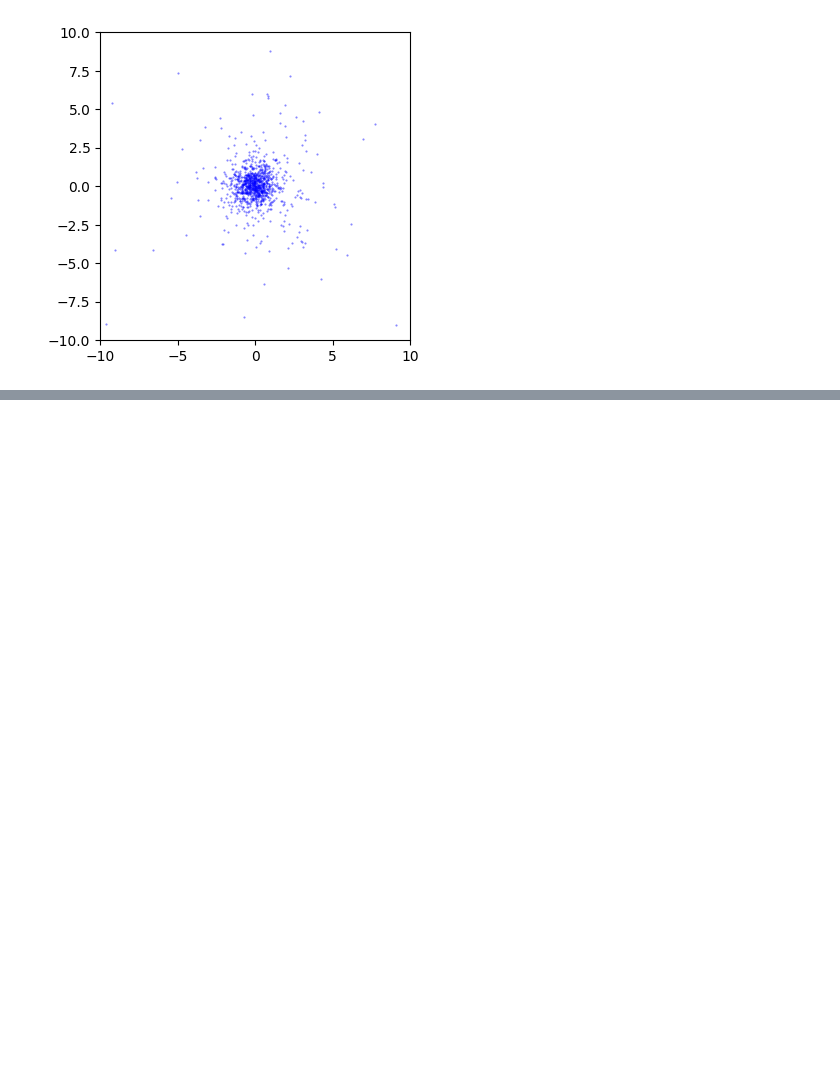
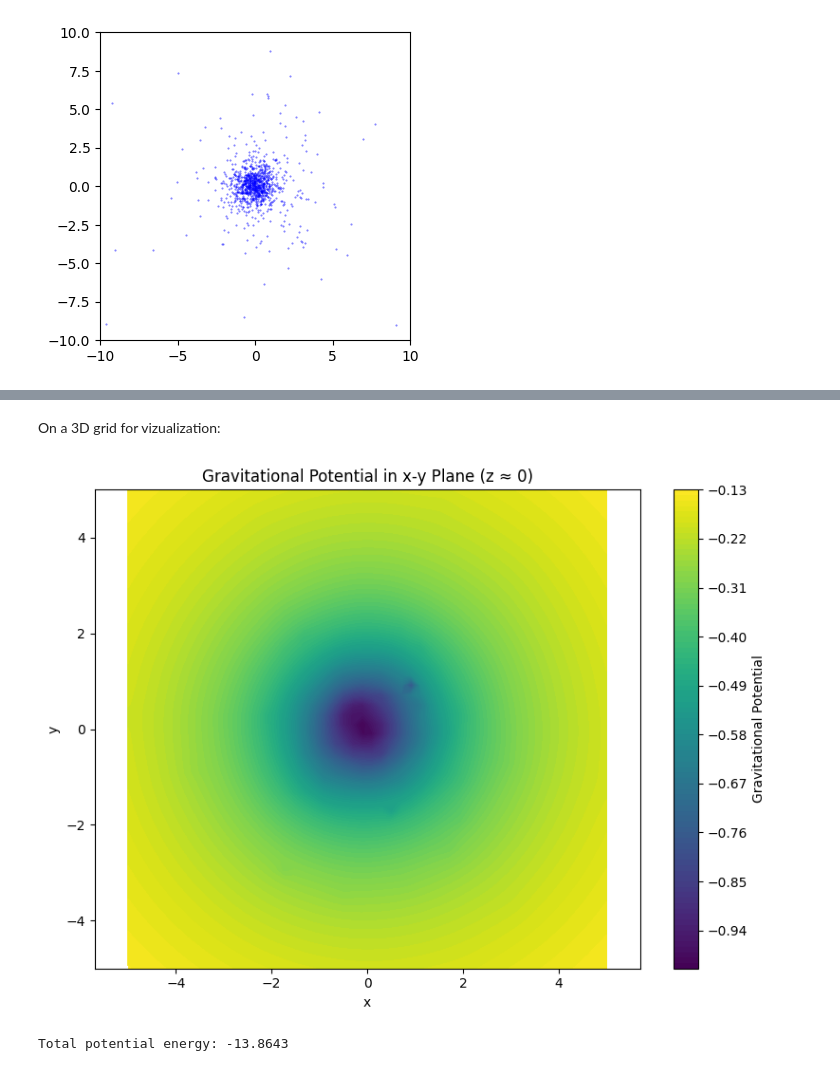
Before and after one commit to ShannonS00/Computational-Astrophysics, a Jupyter notebook: Worksheet_7/WS_7.ipynb, the cells around one changed output, grey strips where cells are left out. Drawn from its saved outputs; the diff is of its cells as text; code cells hidden in the pictures; blank space fills up the shorter version.

```diff
--- a/Worksheet_7/WS_7.ipynb
+++ b/Worksheet_7/WS_7.ipynb
@@ -62,7 +63,7 @@ rsamp = U**(1/3)/np.sqrt((1-U**(2/3)))
 
 # create N empty 3D vectors
 x3d = rand_vec3d( rsamp )
-
+positions = x3d
 # make a scatter plot of the stars
 import matplotlib.pyplot as plt
 
@@ -235,0 +189,39 @@ Text(0.5, 1.0, 'Potential vs Radius')
+# %% [markdown]
+On a 3D grid for vizualization:
+# %%
+def compute_potential_on_grid(positions, grid_range=5.0, grid_size=50, G=1.0, m=1.0/N):
+    # Create 3D grid
+    x = np.linspace(-grid_range, grid_range, grid_size)
+    y = np.linspace(-grid_range, grid_range, grid_size)
+    z = np.linspace(-grid_range, grid_range, grid_size)
+    X, Y, Z = np.meshgrid(x, y, z, indexing='ij')
+    grid_points = np.stack([X.ravel(), Y.ravel(), Z.ravel()], axis=1)
+
+    # Compute potential at each grid point
+    dists = cdist(grid_points, positions)
+    phi_grid = -G * m * np.sum(1.0 / dists, axis=1)
+    phi_grid = phi_grid.reshape((grid_size, grid_size, grid_size))
+
+    return X, Y, Z, phi_grid
+
+# Run the function to compute 3D potential field
+Xg, Yg, Zg, phi_grid_3d = compute_potential_on_grid(x3d, grid_range=5.0, grid_size=50)
+
+# Visualize a central slice in the x-y plane (z ≈ 0)
+central_slice = phi_grid_3d[:, :, phi_grid_3d.shape[2] // 2]
+
+plt.figure(figsize=(8, 6))
+plt.contourf(Xg[:, :, 0], Yg[:, :, 0], central_slice, levels=100, cmap='viridis')
+plt.colorbar(label='Gravitational Potential')
+plt.title('Gravitational Potential in x-y Plane (z ≈ 0)')
+plt.xlabel('x')
+plt.ylabel('y')
+plt.axis('equal')
+plt.tight_layout()
+plt.show()
+
+U_total = 0.5 * np.sum(m * phi_grid_3d)
+print(f"Total potential energy: {U_total:.4f}")
+# %% [output]
+[figure, added]
+Total potential energy: -13.8643
```
Also changed, not shown: parts of 18 cells of this notebook.
